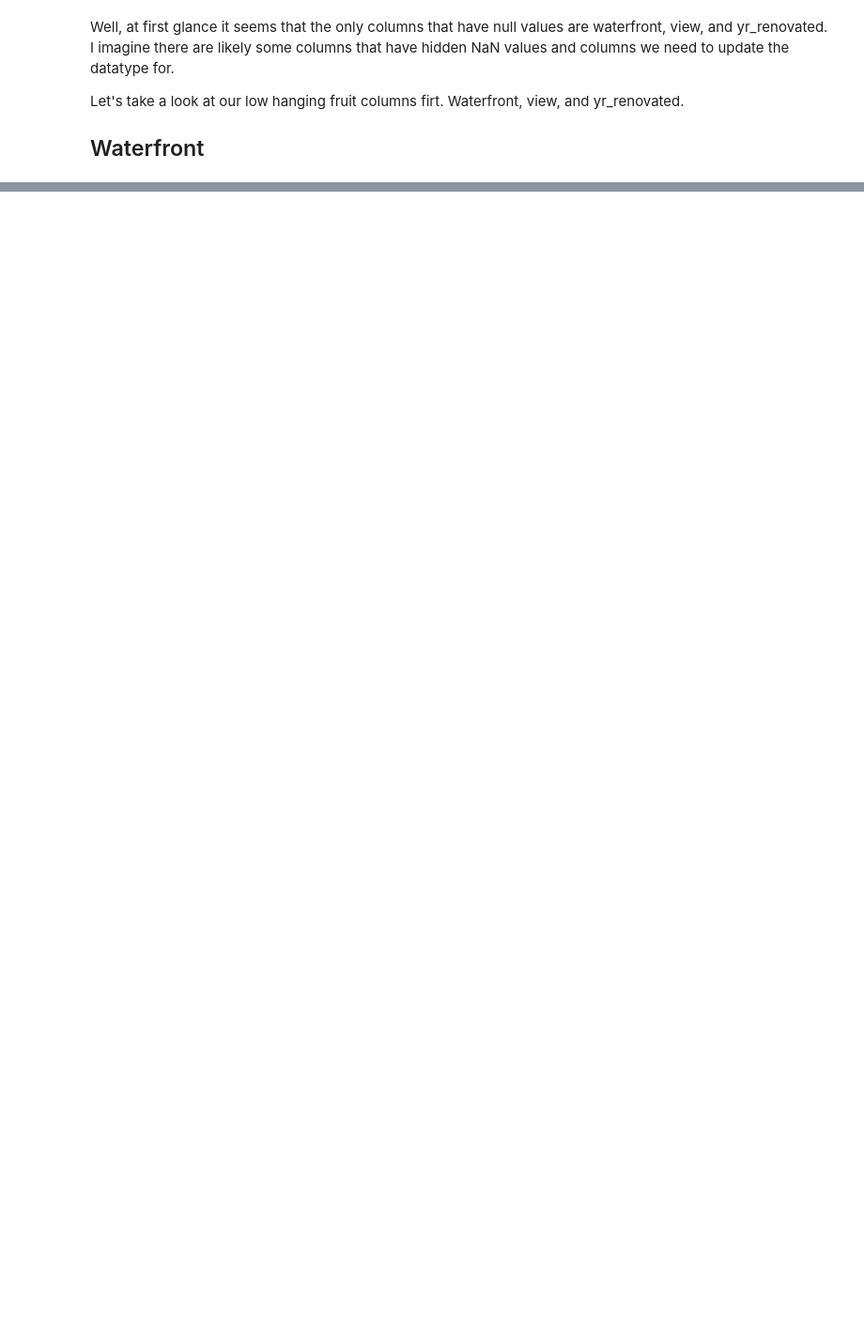
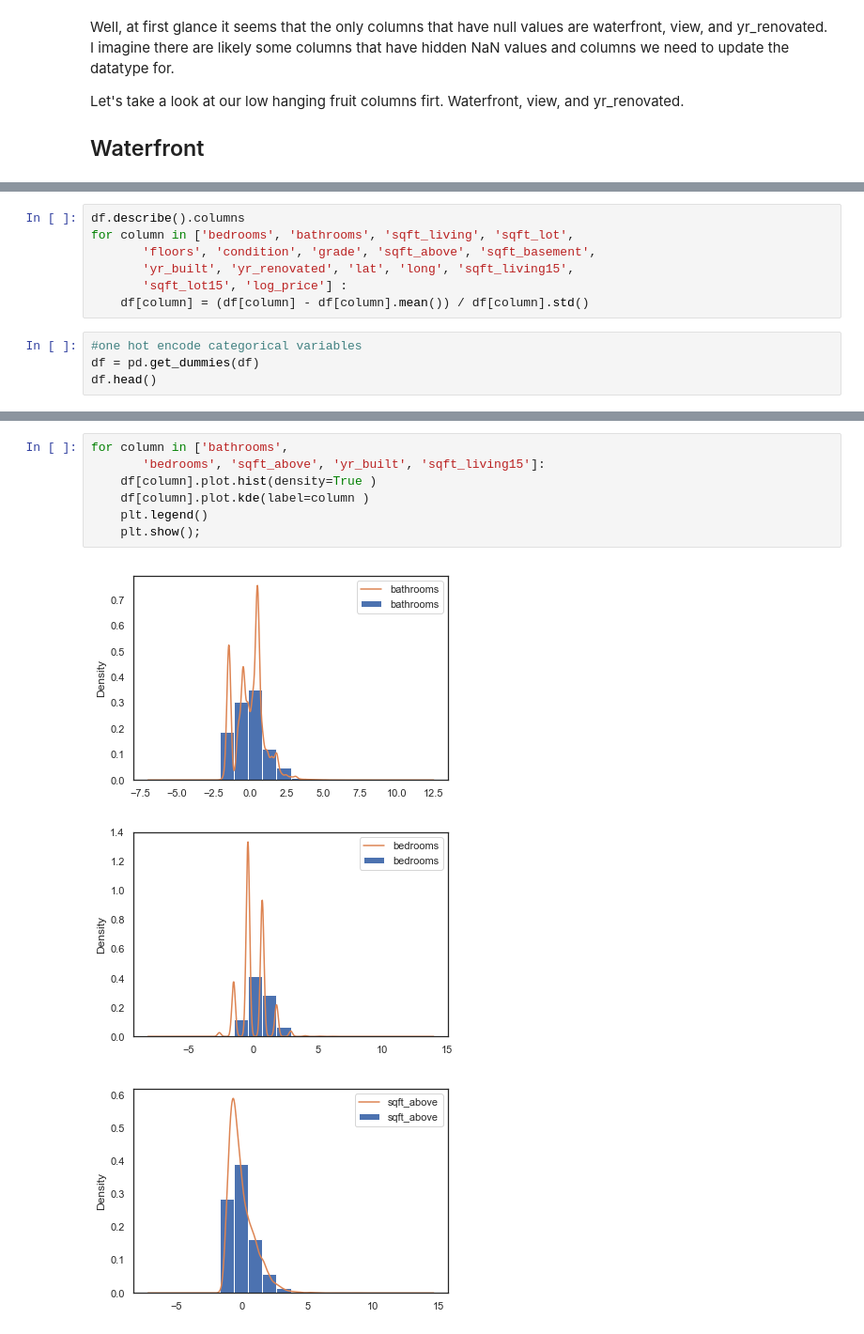
Before and after one commit to miyamuse/dsc-1-final-project-online-ds-sp-000, a Jupyter notebook: student.ipynb, the cells around one changed output, grey strips where cells are left out. Shown at 94% size. Saved outputs shown, nothing was run; the diff lists cells and outputs as text; blank space fills up the shorter version.

```diff
--- a/student.ipynb
+++ b/student.ipynb
@@ -85,0 +456,11 @@ df["waterfront"].isna().sum()
+# %%
+df.describe().columns
+for column in ['bedrooms', 'bathrooms', 'sqft_living', 'sqft_lot',
+       'floors', 'condition', 'grade', 'sqft_above', 'sqft_basement',
+       'yr_built', 'yr_renovated', 'lat', 'long', 'sqft_living15',
+       'sqft_lot15', 'log_price'] :
+    df[column] = (df[column] - df[column].mean()) / df[column].std()
+# %%
+#one hot encode categorical variables
+df = pd.get_dummies(df)
+df.head()
@@ -85,0 +477,11 @@ df["waterfront"].isna().sum()
+# %%
+for column in ['bathrooms',
+       'bedrooms', 'sqft_above', 'yr_built', 'sqft_living15']:
+    df[column].plot.hist(density=True )
+    df[column].plot.kde(label=column )
+    plt.legend()
+    plt.show();
+# %% [output]
+[figure, added]
+[figure, added]
+[figure, added]
```
Also changed, not shown: parts of 77 cells of this notebook.
